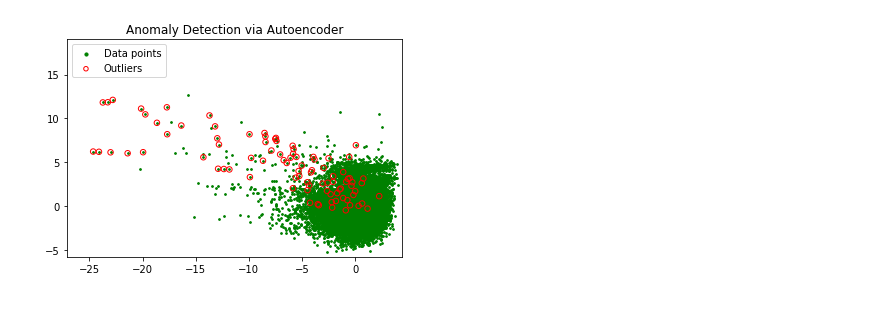
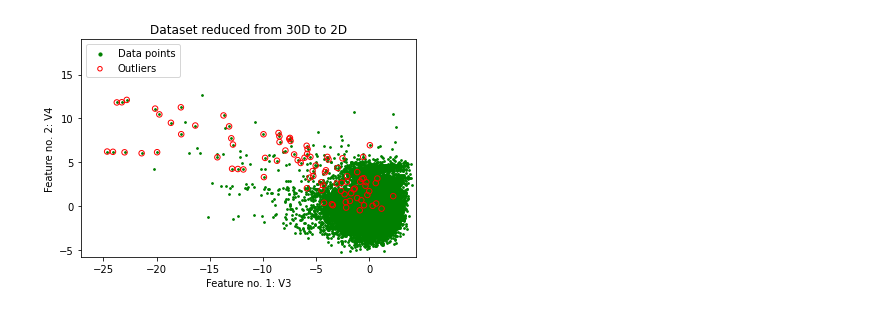
Before and after one commit to snigdhayan/NeuralNetworks, a Jupyter notebook: Tensorflow/CreditCardFraudDetectionViaAutoencoder.ipynb, the cells around one changed output. Cells and saved outputs as stored; diff of their text form; code cells hidden in the pictures.

Commit message:
Improved data visualization

```diff
--- a/Tensorflow/CreditCardFraudDetectionViaAutoencoder.ipynb
+++ b/Tensorflow/CreditCardFraudDetectionViaAutoencoder.ipynb
@@ -168,6 +168,7 @@ Recall = 0.0
 # %%
 # Select the top two features for visualization
 
+feature_size = len(dataframe.columns)-1
 outliers_df = dataframe[dataframe["Class"]==1]
 
 X1 = dataframe[selected_features[0]]
@@ -178,25 +179,27 @@ Y2 = outliers_df[selected_features[1]]
 # %%
 # Plot all data points according to the top two selected features
 
-plt.title("Anomaly Detection via Autoencoder")
+plt.title("Dataset reduced from " + str(feature_size) + "D to 2D")
 plt.scatter(X1, X2,
             color="g",
             s=3,
             label="Data points")
 
 # Plot red circles around outliers in the dataset according to ground truth
 
 plt.scatter(Y1, Y2,
             s=30,
             edgecolors="r",
             facecolors="none",
             label="Outliers")
 plt.axis("tight")
 plt.xlim((1.1*min(X1), 1.1*max(X1)))
+plt.xlabel("Feature no. 1: " + selected_features[0])
 plt.ylim((1.1*min(X2), 1.5*max(X2)))
+plt.ylabel("Feature no. 2: " + selected_features[1])
 legend = plt.legend(loc="upper left")
 legend.legendHandles[0]._sizes = [10]
 legend.legendHandles[1]._sizes = [20]
 plt.show()
 # %% [output]
-[figure, old version]
+[figure, new version]
```
Also changed, not shown: parts of 6 cells of this notebook.
